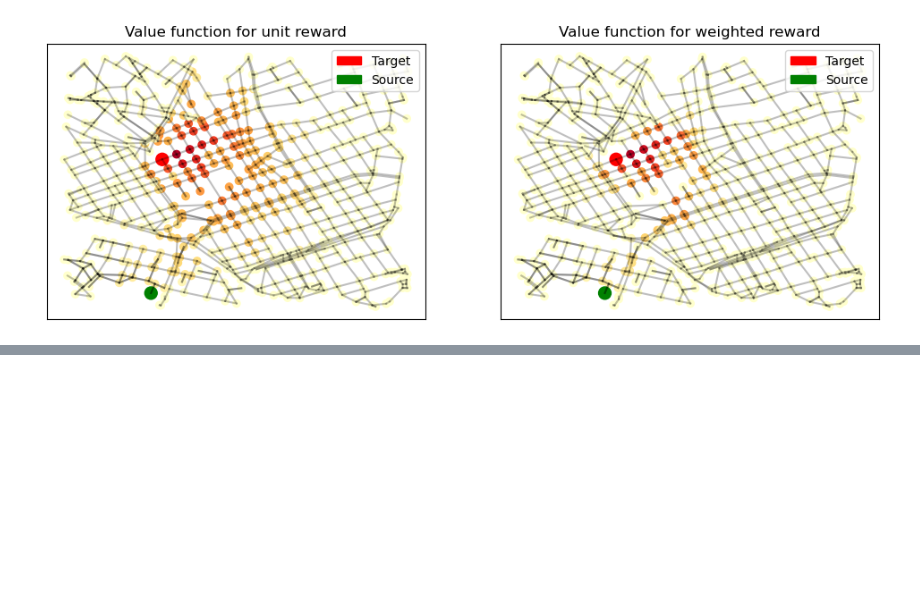
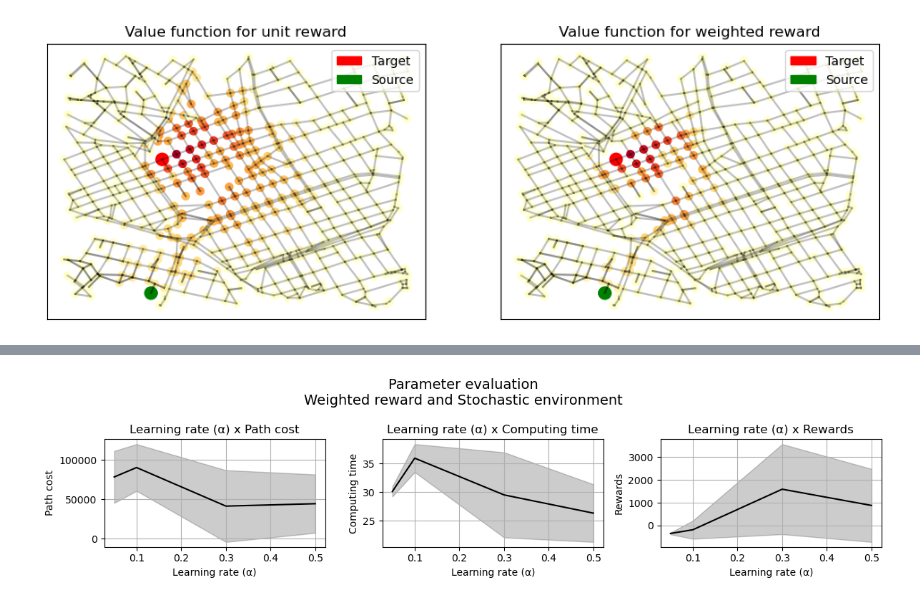
Before and after one commit to vivirodrigues/RL_Routing, a Jupyter notebook: QLearning/Model_QLearning.ipynb, the cells around one changed output, grey strips where cells are left out. Saved outputs shown, nothing was run; the diff lists cells and outputs as text; code cells hidden in the pictures; blank space fills up the shorter version.

```diff
--- a/QLearning/Model_QLearning.ipynb
+++ b/QLearning/Model_QLearning.ipynb
@@ -885,0 +995,4 @@ for i in range(1, 10):
+# %%
+analysis_results3("weighted", "stochastic")
+# %% [output]
+[figure, added]
```
Also changed, not shown: parts of 34 cells of this notebook, 6 other files.
